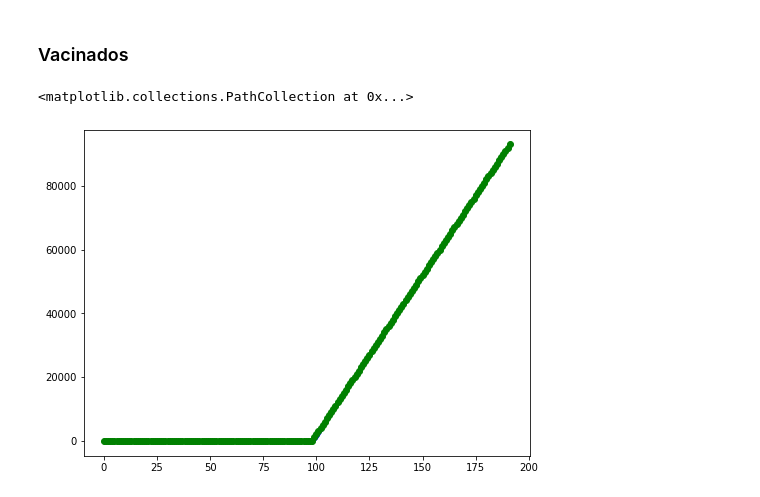
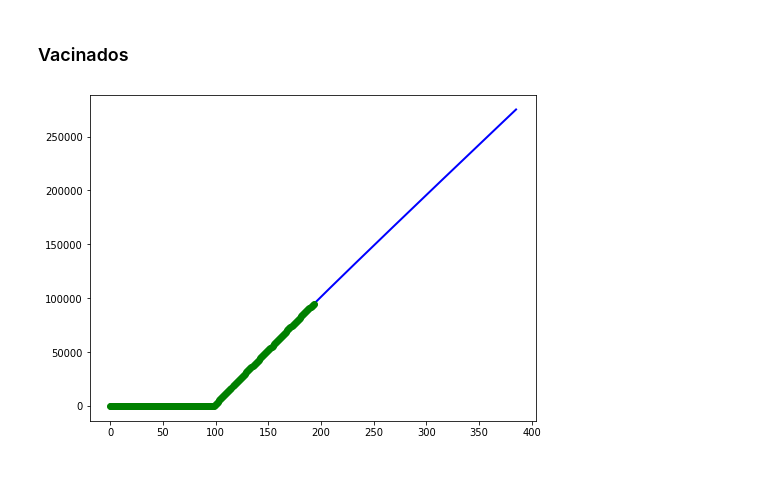
Before and after one commit to filipe7788/SEIHURD, a Jupyter notebook: seiihurd-psi-oficial.ipynb, the cells around one changed output. Saved outputs shown, nothing was run; the diff lists cells and outputs as text; code cells hidden in the pictures.

Commit message:
zerando vacina no modelo atual e extendendo o modelo antigo pra ver onde muda

```diff
--- a/seiihurd-psi-oficial.ipynb
+++ b/seiihurd-psi-oficial.ipynb
@@ -16,6 +15,10 @@ Psi = scipy.io.loadmat('dados/Psi_Ba13set.mat')
 # Pega a lista de itens referentes aos psi do arquivo .mat
 # no terceiro index do array Psi
 Psi = list(Psi.values())[3]
+
+copy = Psi.copy()
+Psi = np.append(Psi, copy)
+Psi = Psi
 Dados = list(Dados.values())[3]
 # %% [markdown]
 # Definindo média móvel do PSI
@@ -32,4 +35,3 @@ for k in range(1, npd):
         Psif[k] = 1/Nfo*sum(Psi[k-Nfo:k])
 
 Psif.pop(0)
-Psif = np.concatenate(Psif).ravel().tolist()
@@ -159,7 +179,7 @@ def seiihurd(t, y):
 # %% [markdown]
 # Chamando modelo
 # %%
-resultados = solve_ivp(seiihurd, [0,192], condicoes_iniciais, method='RK45', t_eval=np.arange(192))
+resultados = solve_ivp(seiihurd, [0,len(Psif)-1], condicoes_iniciais, method='RK45', t_eval=np.arange(len(Psif)-1))
 resultados_modelo = resultados.y
 
 Sm = N0*resultados_modelo[0,:]
@@ -232,11 +256,12 @@ ax.scatter(ts1, Nwm_d_dados[:191], color='g',zorder=1, linewidth=1)
 # %% [markdown]
 ### Vacinados
 # %%
-ts1=np.arange(192)
+ts1=np.arange(len(Psif)-1)
 fig, ax = pl.subplots(figsize=(8,6))
 
 ax.plot(ts1,  NwVm, color='b',zorder=1, linewidth=2)
-ax.scatter(ts1, vacinados_dados[:192], color='g',zorder=1, linewidth=1)
+ax.scatter(ts1[:len(vacinados_dados)], vacinados_dados[:len(Psif)-1], color='g',zorder=1, linewidth=1)
+ax.autoscale()
+pl.show()
 # %% [output]
-<matplotlib.collections.PathCollection at 0x...>
-[figure, old version]
+[figure, new version]
```
Also changed, not shown: parts of 7 cells of this notebook, 3 other files.
